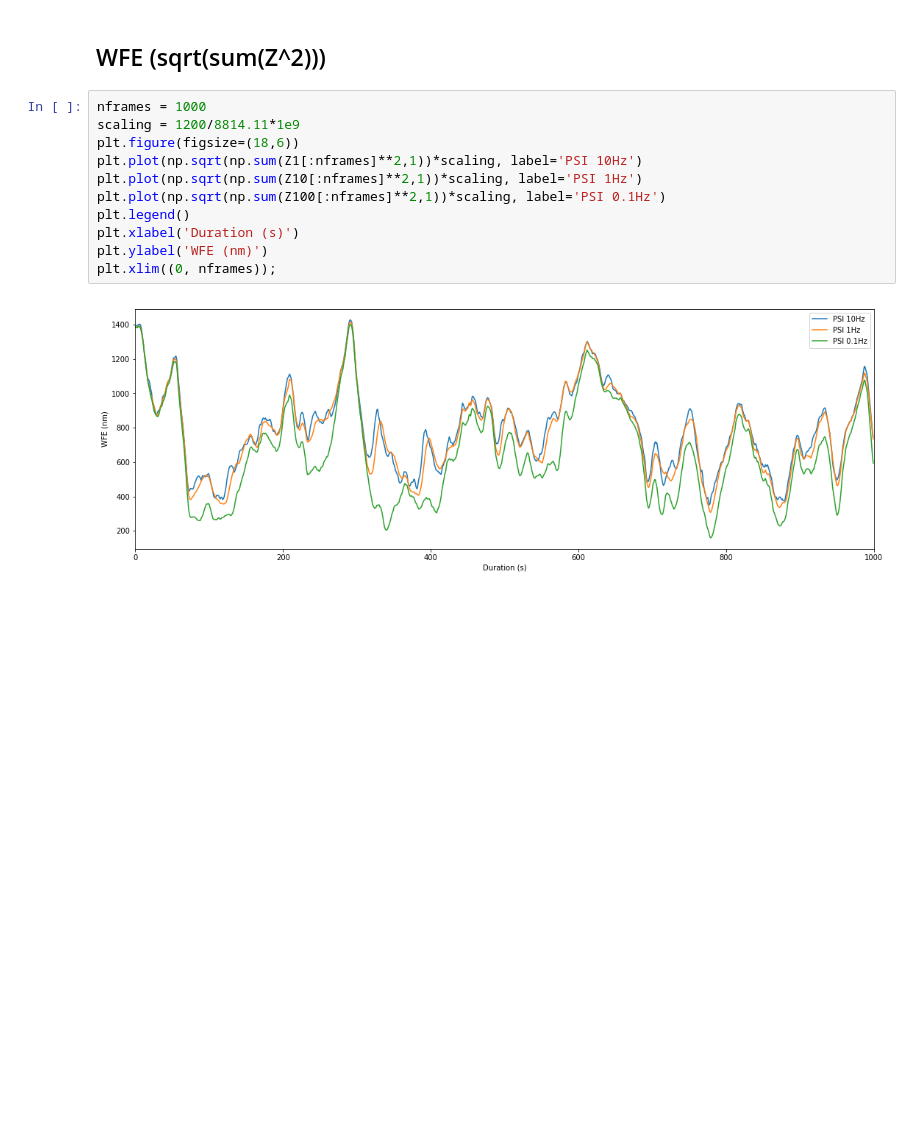
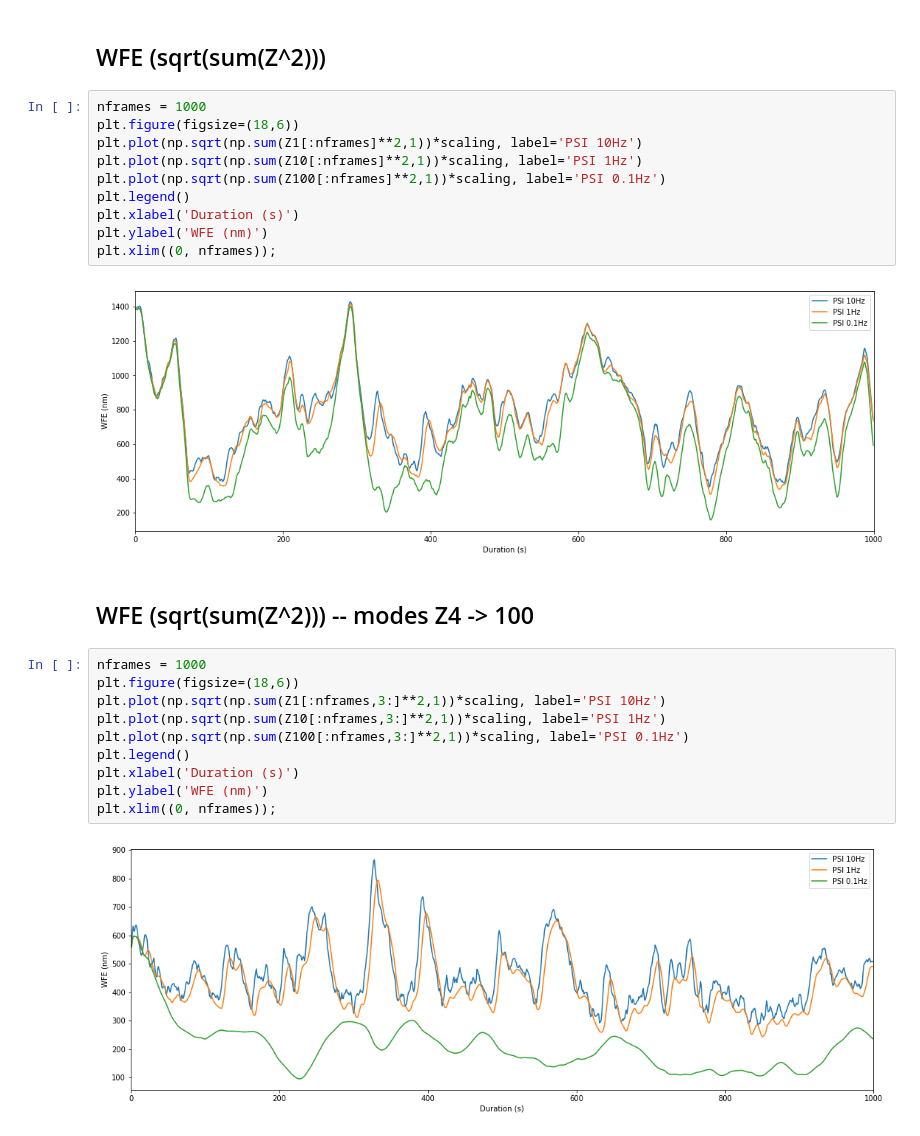
Before and after one commit to vortex-exoplanet/HEEPS, a Jupyter notebook: tools/water_vapor/wfe.ipynb, the cells around one changed output. Cells and saved outputs as stored; diff of their text form; blank space fills up the shorter version.

```diff
--- a/tools/water_vapor/wfe.ipynb
+++ b/tools/water_vapor/wfe.ipynb
@@ -63,7 +100,6 @@ plt.xlim((0, nframes));
 ## WFE (sqrt(sum(Z^2)))
 # %%
 nframes = 1000
-scaling = 1200/8814.11*1e9
 plt.figure(figsize=(18,6))
 plt.plot(np.sqrt(np.sum(Z1[:nframes]**2,1))*scaling, label='PSI 10Hz')
 plt.plot(np.sqrt(np.sum(Z10[:nframes]**2,1))*scaling, label='PSI 1Hz')
@@ -74,3 +110,17 @@ plt.ylabel('WFE (nm)')
 plt.xlim((0, nframes));
 # %% [output]
 [figure]
+# %% [markdown]
+## WFE (sqrt(sum(Z^2))) -- modes Z4 -> 100
+# %%
+nframes = 1000
+plt.figure(figsize=(18,6))
+plt.plot(np.sqrt(np.sum(Z1[:nframes,3:]**2,1))*scaling, label='PSI 10Hz')
+plt.plot(np.sqrt(np.sum(Z10[:nframes,3:]**2,1))*scaling, label='PSI 1Hz')
+plt.plot(np.sqrt(np.sum(Z100[:nframes,3:]**2,1))*scaling, label='PSI 0.1Hz')
+plt.legend()
+plt.xlabel('Duration (s)')
+plt.ylabel('WFE (nm)')
+plt.xlim((0, nframes));
+# %% [output]
+[figure, added]
```
Also changed, not shown: parts of 9 cells of this notebook.
